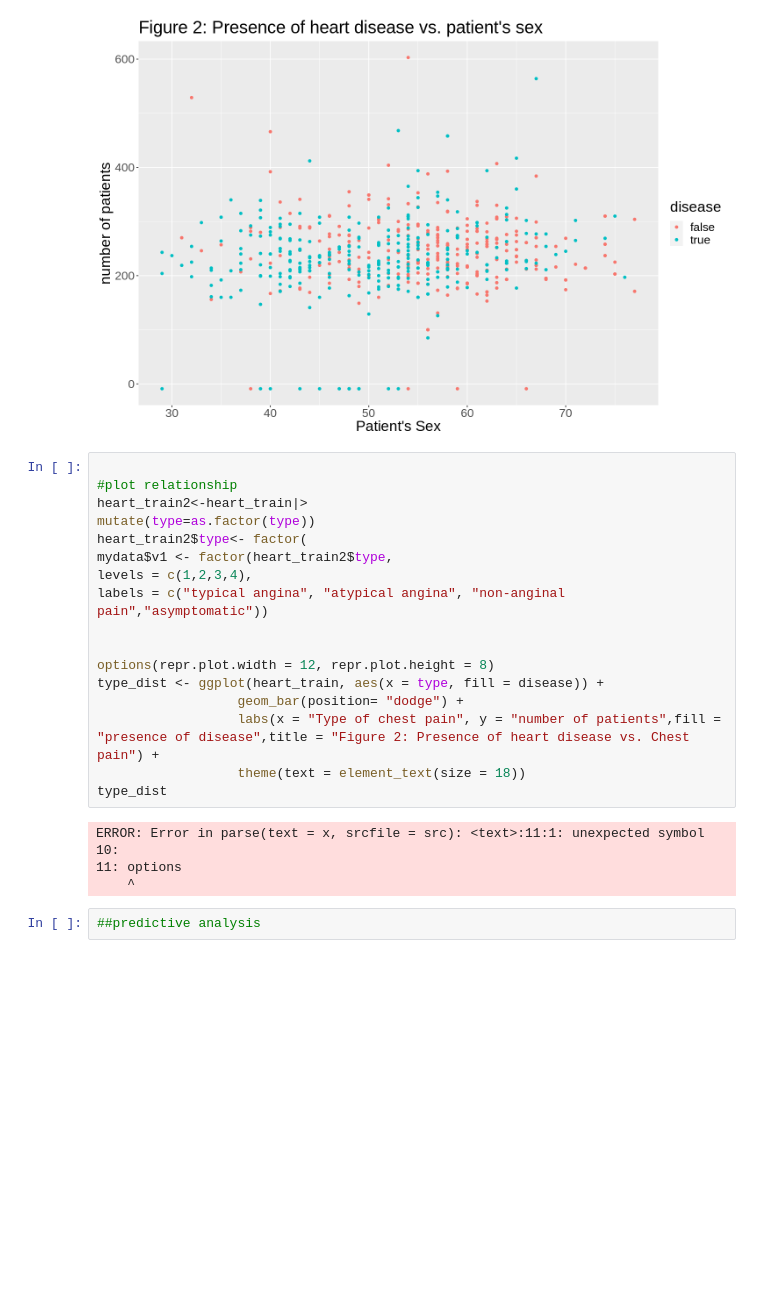
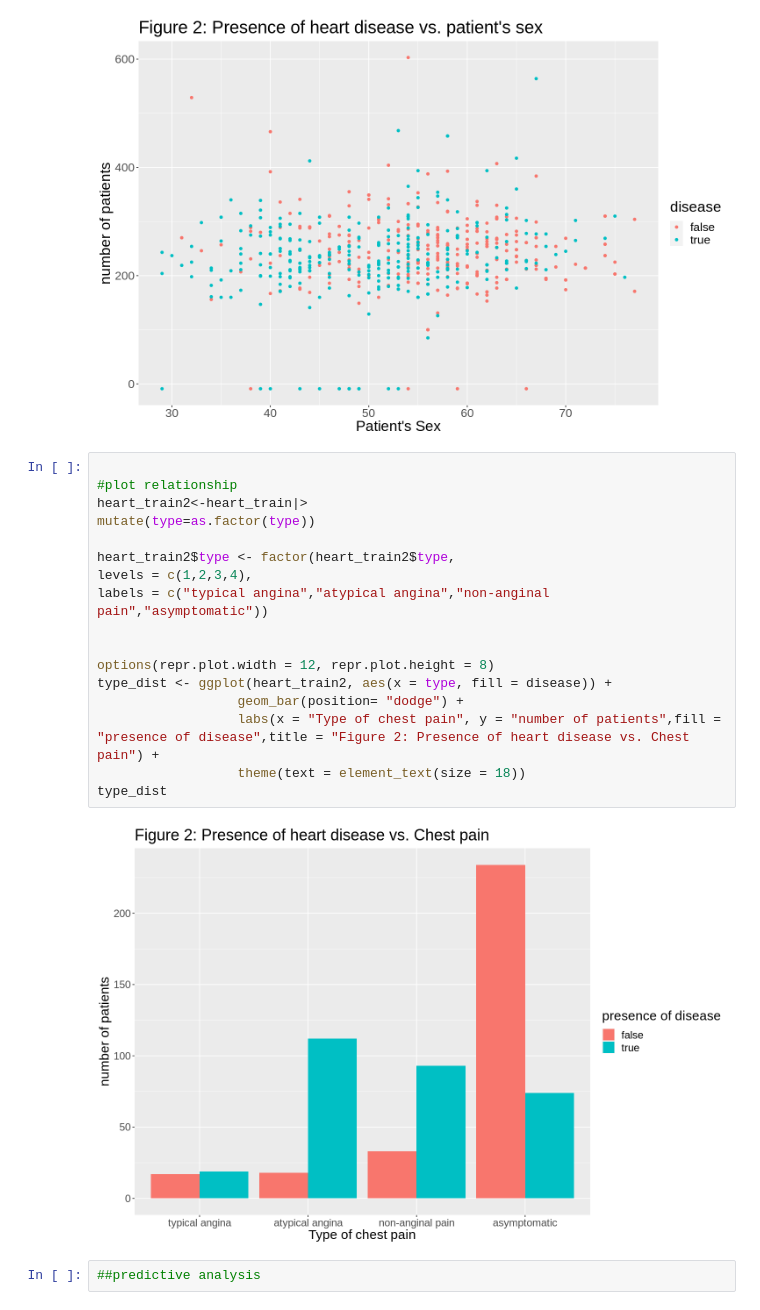
Before and after one commit to ciaraaf/dsci_grp_156, a Jupyter notebook: heart2.ipynb, the cells around one changed output. Saved outputs shown, nothing was run; the diff lists cells and outputs as text; blank space fills up the shorter version.

```diff
--- a/heart2.ipynb
+++ b/heart2.ipynb
@@ -428,25 +406,22 @@ chol_dist
 # %%
 
 #plot relationship
 heart_train2<-heart_train|>
 mutate(type=as.factor(type))
-heart_train2$type<- factor(
-mydata$v1 <- factor(heart_train2$type,
+
+heart_train2$type <- factor(heart_train2$type,
 levels = c(1,2,3,4),
-labels = c("typical angina", "atypical angina", "non-anginal pain","asymptomatic"))
+labels = c("typical angina","atypical angina","non-anginal pain","asymptomatic"))
 
 
 options(repr.plot.width = 12, repr.plot.height = 8)
-type_dist <- ggplot(heart_train, aes(x = type, fill = disease)) +
+type_dist <- ggplot(heart_train2, aes(x = type, fill = disease)) +
                   geom_bar(position= "dodge") +
                   labs(x = "Type of chest pain", y = "number of patients",fill = "presence of disease",title = "Figure 2: Presence of heart disease vs. Chest pain") +
                   theme(text = element_text(size = 18))
 type_dist
 # %% [output]
-ERROR: Error in parse(text = x, srcfile = src): <text>:11:1: unexpected symbol
-10:
-11: options
-    ^
+[figure, added]
 # %%
 ##predictive analysis
 # %% [markdown]
```
Also changed, not shown: parts of 7 cells of this notebook.
